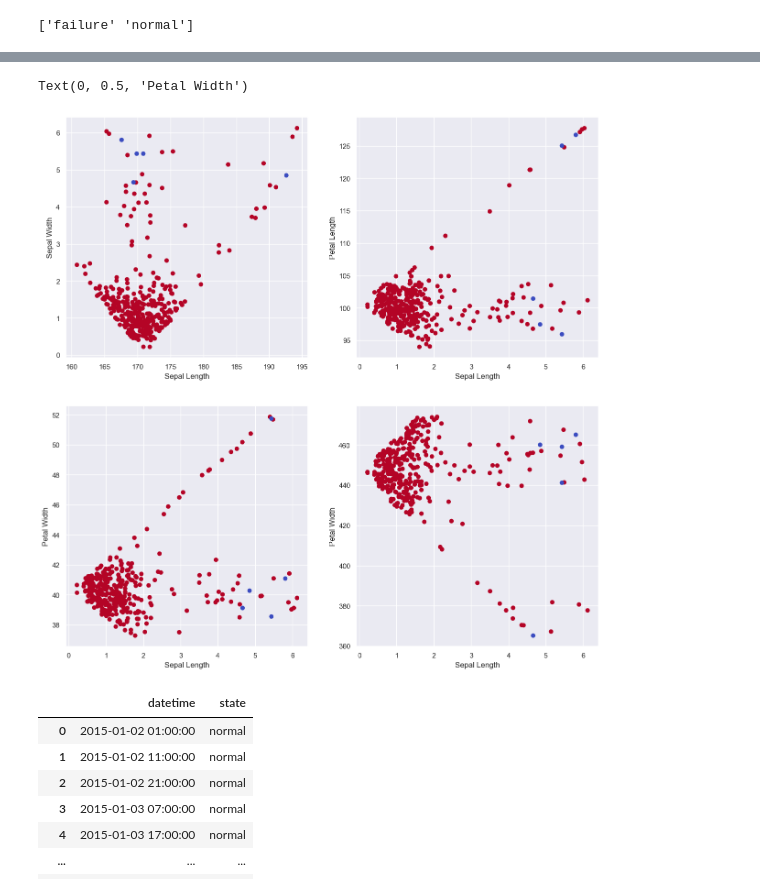
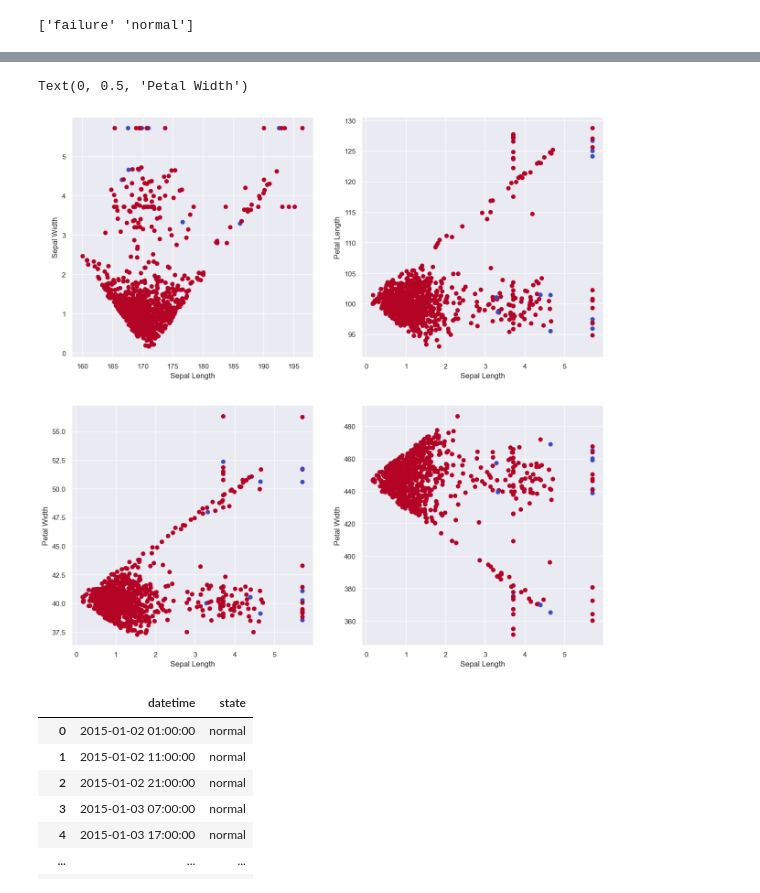
Before and after one commit to VGuoGavin/Anomaly_Detect-Forecast, a Jupyter notebook: CEG503.ipynb, the cells around one changed output, grey strips where cells are left out. Saved outputs shown, nothing was run; the diff lists cells and outputs as text; code cells hidden in the pictures.

```diff
--- a/CEG503.ipynb
+++ b/CEG503.ipynb
@@ -357,5 +383,9 @@ def MD_threshold(dist, extreme=False, verbose=False):
     k = 3. if extreme else 2.
     threshold = np.mean(dist) * k
     return threshold
+# %%
+#X_train_values = X_train[['volt', 'rotate', 'pressure', 'vibration']]
+X_all_values = X_all[['volt', 'rotate', 'pressure', 'vibration']]
+mean = X_all[['volt', 'rotate', 'pressure', 'vibration']].mean(axis=0)
 # %%
 # Based on training data get threshold
@@ -411,4 +426,4 @@ all_data
 # %%
-pca_state = pd.DataFrame()
-pca_state['datetime'] = all_data['datetime']
-pca_state['state'] = 'normal'
+maha_state = pd.DataFrame()
+maha_state['datetime'] = X_all_maha['datetime']
+maha_state['state'] = 'normal'
@@ -451,12 +432,16 @@ array([False, False, False, False, False, False, False, False, False,
 # %%
 # Combine the continous error into one error
-X_all['Maha_dis']  = distance_all
+X_all_maha['Maha_dis']  = distance_all
 for i in range(len(distance_all)):
     t = 0
     while  distance_all[i+t] > threshold:
-        distance_all[i+t] = threshold
-        t += 1
+        distance_all[i+t] = threshold-1
+        maha_state['state'].iloc[i+t] = 'normal'
+        if i+t+1 < len(distance_all):
+            t += 1
     if t > 0:
         distance_all[i + round(t/2)] = threshold+1
-distance_all > threshold
+        maha_state['state'].iloc[i+round(t/2)] = 'failure'
+
+distance_all>threshold
 # %% [output]
@@ -561,9 +541,9 @@ X_train
 # %%
 from sklearn import preprocessing
 from sklearn.preprocessing import MinMaxScaler
-X = X_train[['volt', 'rotate', 'pressure', 'vibration']].values
-
-y = X_train["state"].values
+X = X_all[['volt', 'rotate', 'pressure', 'vibration']].values
+X_all['Maha_dis']  = distance_all
+y = X_all["state"].values
 le = preprocessing.LabelEncoder()
 le.fit(y)
 y = le.transform(y).T
@@ -646,25 +587,25 @@ Name: state, Length: 875, dtype: object
 # %%
 # View the anomaly distribution between different factors with "Maha_dis"
 plt.figure(figsize=(15,15))
 
 plt.subplot(221)
-plt.scatter(X_train["volt"], X_train["Maha_dis"], c = y, cmap='coolwarm')
+plt.scatter(X_all_maha["volt"], X_all_maha["Maha_dis"], c = y, cmap='coolwarm')
 plt.xlabel('Sepal Length'); plt.ylabel('Sepal Width')
 
 plt.subplot(222)
-plt.scatter(X_train["Maha_dis"], X_train["pressure"], c = y, cmap='coolwarm')
+plt.scatter(X_all_maha["Maha_dis"], X_all_maha["pressure"], c = y, cmap='coolwarm')
 plt.xlabel('Sepal Length'); plt.ylabel('Petal Length')
 
 plt.subplot(223)
-plt.scatter(X_train["Maha_dis"], X_train["vibration"], c = y, cmap='coolwarm')
+plt.scatter(X_all_maha["Maha_dis"], X_all_maha["vibration"], c = y, cmap='coolwarm')
 plt.xlabel('Sepal Length'); plt.ylabel('Petal Width')
 
 plt.subplot(224)
-plt.scatter(X_train["Maha_dis"], X_train["rotate"], c = y, cmap='coolwarm')
+plt.scatter(X_all_maha["Maha_dis"], X_all_maha["rotate"], c = y, cmap='coolwarm')
 plt.xlabel('Sepal Length'); plt.ylabel('Petal Width')
 # %% [output]
 Text(0, 0.5, 'Petal Width')
-[figure, old version]
+[figure, new version]
 # %%
 Y_train_predict = pd.DataFrame()
 Y_train_predict['state'] = X_train['state']
```
Also changed, not shown: parts of 52 cells of this notebook, 9 other files.
